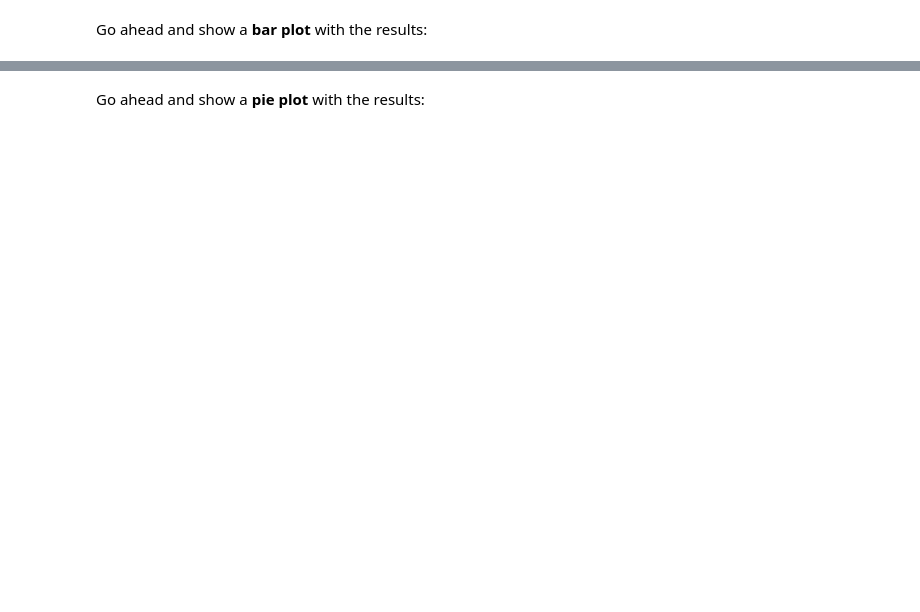
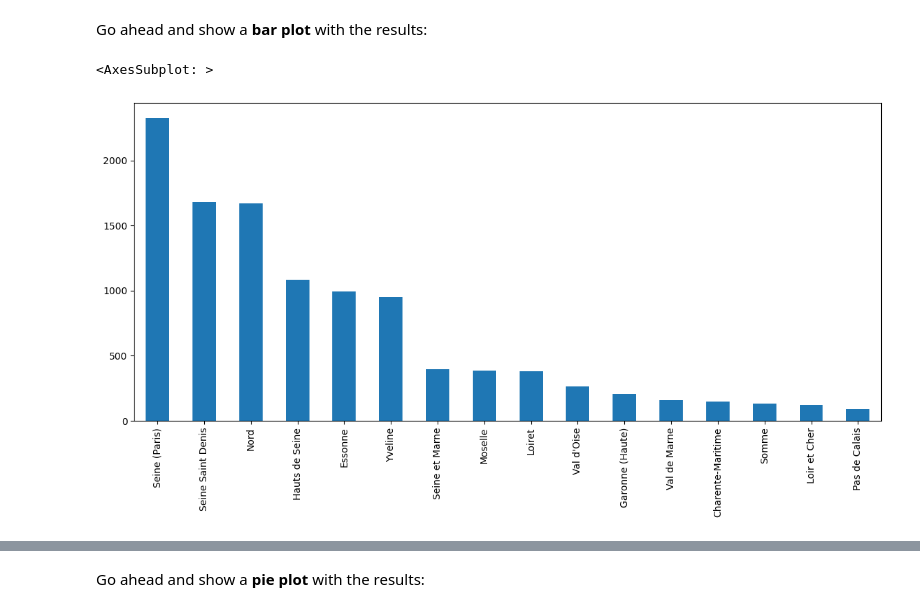
Before and after one commit to marcelox024/FreeCodeCamp-Pandas-Real-Life-Example, a Jupyter notebook: Exercises_1.ipynb, the cells around one changed output, grey strips where cells are left out. Cells and saved outputs as stored; diff of their text form; code cells hidden in the pictures; blank space fills up the shorter version.

```diff
--- a/Exercises_1.ipynb
+++ b/Exercises_1.ipynb
@@ -401,6 +433,7 @@ sales['Calculated_Date'].value_counts().plot(kind='line', figsize=(14,6))
 ### Increase 50 U$S revenue to every sale
 # %%
 # your code goes here
+sales["Revenue"] += 50
 # %%
 #sales['Revenue'] = sales['Revenue'] + 50
 
@@ -435,5 +516,9 @@ france_states
 Go ahead and show a <b>bar plot</b> with the results:
 # %%
 # your code goes here
+france_states.plot(kind="bar", figsize=(14,6))
+# %% [output]
+<AxesSubplot: >
+[figure, added]
 # %%
 france_states.plot(kind='bar', figsize=(14,6))
```
Also changed, not shown: parts of 47 cells of this notebook.
